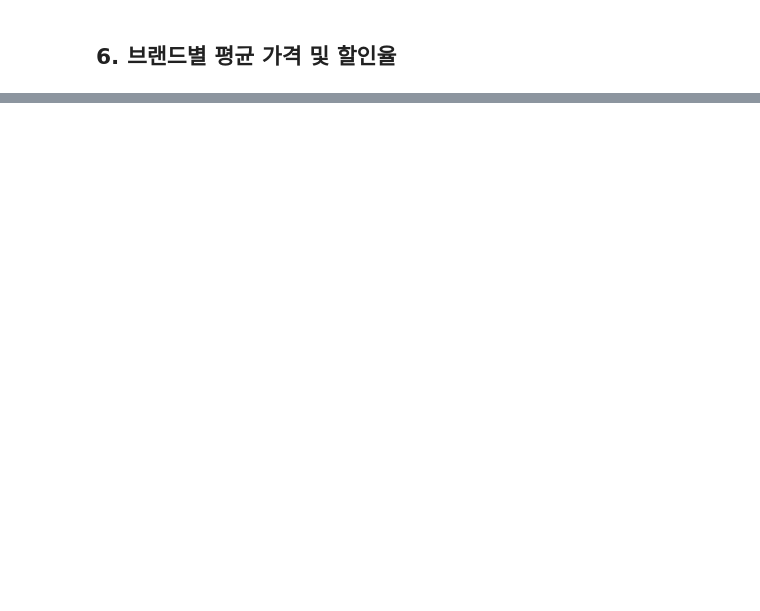
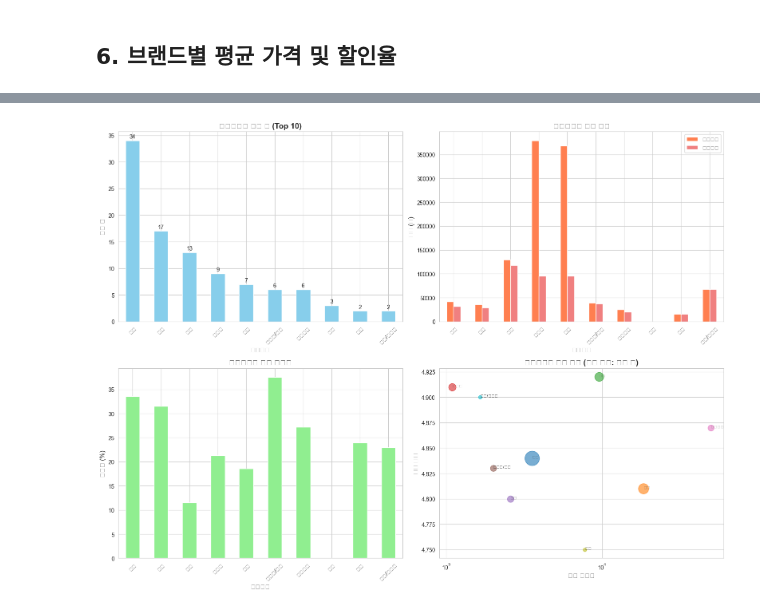
Before and after one commit to rena-data/MUSINSA_Ranking_Analysis, a Jupyter notebook: notebooks/musinsa_analysis.ipynb, the cells around one changed output, grey strips where cells are left out. Drawn from its saved outputs; the diff is of its cells as text; code cells hidden in the pictures; blank space fills up the shorter version.

```diff
--- a/notebooks/musinsa_analysis.ipynb
+++ b/notebooks/musinsa_analysis.ipynb
@@ -63,0 +66,19 @@ df.describe()
+# %%
+# 카테고리 정리 함수
+def extract_main_category(category_str):
+    """카테고리 문자열에서 메인 카테고리 추출"""
+    if pd.isna(category_str):
+        return '기타'
+    # 첫 번째 카테고리를 메인 카테고리로 사용
+    main_cat = category_str.split('\n')[0].strip()
+    return main_cat
+
+df['메인카테고리'] = df['카테고리'].apply(extract_main_category)
+
+# 데이터 기본 정보 확인
+print("=== 데이터 기본 정보 ===")
+print(f"총 상품 수: {len(df)}개")
+print(f"브랜드 수: {df['브랜드명'].nunique()}개")
+print(f"카테고리 수: {df['메인카테고리'].nunique()}개")
+print(f"\n결측치 정보:")
+print(df.isnull().sum())
@@ -336,0 +552,66 @@ print(f"   - Top 20 평균 리뷰수: {df.iloc[:20]['리뷰수_숫자'].mean():,
+# %%
+# 카테고리별 분석
+category_stats = df.groupby('메인카테고리').agg({
+    '순위': 'count',
+    '현재가격_정제': ['mean', 'median'],
+    '할인율_정제': 'mean',
+    '평점': 'mean',
+    '리뷰수_정제': 'mean'
+}).round(2)
+
+category_stats.columns = ['상품수', '평균가격', '중간가격', '평균할인율', '평균평점', '평균리뷰수']
+category_stats = category_stats.sort_values('상품수', ascending=False)
+
+# 상위 10개 카테고리
+top_categories = category_stats.head(10)
+
+fig, axes = plt.subplots(2, 2, figsize=(16, 12))
+
+# 카테고리별 상품 수
+ax1 = axes[0, 0]
+top_categories['상품수'].plot(kind='bar', ax=ax1, color='skyblue')
+ax1.set_title('카테고리별 상품 수 (Top 10)', fontsize=14, fontweight='bold')
+ax1.set_xlabel('카테고리', fontsize=12)
+ax1.set_ylabel('상품 수', fontsize=12)
+ax1.tick_params(axis='x', rotation=45)
+
+# 값 표시
+for i, v in enumerate(top_categories['상품수'].values):
+    ax1.text(i, v + 0.2, str(v), ha='center', va='bottom')
+
+# 카테고리별 평균 가격
+ax2 = axes[0, 1]
+price_data = top_categories[['평균가격', '중간가격']]
+price_data.plot(kind='bar', ax=ax2, color=['coral', 'lightcoral'])
+ax2.set_title('카테고리별 가격 분포', fontsize=14, fontweight='bold')
+ax2.set_xlabel('카테고리', fontsize=12)
+ax2.set_ylabel('가격 (원)', fontsize=12)
+ax2.tick_params(axis='x', rotation=45)
+ax2.legend(['평균가격', '중간가격'])
+
+# 카테고리별 평균 할인율
+ax3 = axes[1, 0]
+top_categories['평균할인율'].plot(kind='bar', ax=ax3, color='lightgreen')
+ax3.set_title('카테고리별 평균 할인율', fontsize=14, fontweight='bold')
+ax3.set_xlabel('카테고리', fontsize=12)
+ax3.set_ylabel('할인율 (%)', fontsize=12)
+ax3.tick_params(axis='x', rotation=45)
+
+# 카테고리별 고객 반응 (평점 vs 리뷰수)
+ax4 = axes[1, 1]
+for idx, row in top_categories.iterrows():
+    ax4.scatter(row['평균리뷰수'], row['평균평점'], s=row['상품수']*20, alpha=0.6)
+    ax4.annotate(idx[:10], (row['평균리뷰수'], row['평균평점']), fontsize=8)
+
+ax4.set_title('카테고리별 고객 반응 (버블 크기: 상품 수)', fontsize=14, fontweight='bold')
+ax4.set_xlabel('평균 리뷰수', fontsize=12)
+ax4.set_ylabel('평균 평점', fontsize=12)
+ax4.set_xscale('log')
+
+plt.tight_layout()
+plt.show()
+
+print("=== 카테고리별 주요 통계 ===")
+print(top_categories)
+# %% [output]
+[figure, added]
```
Also changed, not shown: parts of 24 cells of this notebook.
